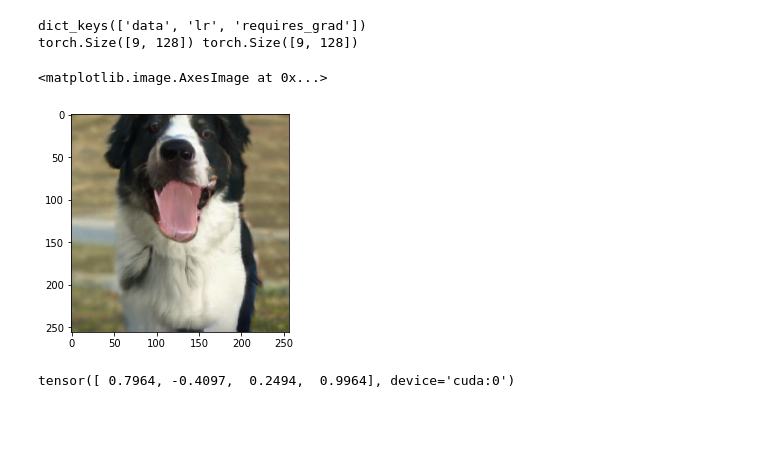
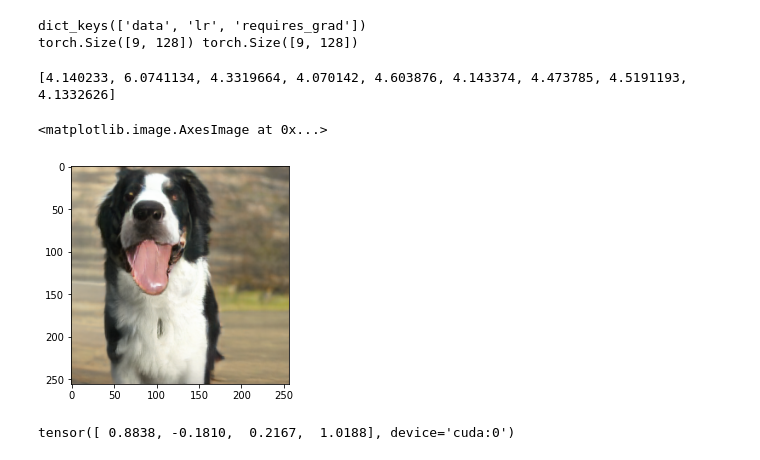
Before and after one commit to minyoungg/pix2latent, a Jupyter notebook: example.ipynb, the cells around one changed output. Cells and saved outputs as stored; diff of their text form; code cells hidden in the pictures; blank space fills up the shorter version.

Commit message:
added more demos

```diff
--- a/example.ipynb
+++ b/example.ipynb
@@ -22,7 +25,7 @@ Here we will use an example of a border-collie dog image. For simplicity we cent
 You could also consider running automatic-detection first and then resize it accordingly to get that extra-crispy resolution.
 # %%
 im = cv2.imread('./examples/very-cute-doggo.jpg')[:, :, [2, 1, 0]]
-im = cv2.resize(im, (256, 256), interpolation=cv2.INTER_AREA)
+im = smart_resize(center_crop(im))
 
 plt.figure()
 plt.imshow(im)
@@ -76,15 +79,14 @@ Finding out how to speed these up might be an interesting research direction for
 
 Check out `demo.py` if you want to play around with the optimization setting.
 # %%
-#variables, outs, losses, transform_fn = demo_solver(im, log=False)
-variables, outs, losses, transform_fn = demo_solver(im, log=False, cma_steps=1, adam_steps=1, finetune_steps=10, transform_cma_steps=1, transform_adam_steps=1, encoder_init=True)
+variables, outs, losses, transform_fn = demo_solver(im, log=False)
+# variables, outs, losses, transform_fn = demo_solver(im, log=False, cma_steps=10, adam_steps=10, finetune_steps=50, transform_cma_steps=1, transform_adam_steps=1, encoder_init=True)
 
 # If you dont have all day .. try optimizing with these parameters
-# variables, outs, losses, transform_fn = demo_solver(im, log=False, cma_steps=10, adam_steps=10, finetune_steps=300, transform_cma_steps=10, transform_adam_steps=10, encoder_init=True)
-
+#variables, outs, losses, transform_fn = demo_solver(im, log=False, cma_steps=10, adam_steps=10, finetune_steps=300, transform_cma_steps=10, transform_adam_steps=10, encoder_init=True)
 
 ## If you know the class label and have the mask image (HW1), you can pass it into the solver.
-# variables, outs, losses, transform_fn = demo_solver(im, cls_lbl=232, mask=mask_image, log=False)
+#variables, outs, losses, transform_fn = demo_solver(im, cls_lbl=232, mask=np.ones_like(im)[:, :, :1], log=False)
 # %% [output]
 Found class label from auto_detect()
 Found mask from auto_detect()
@@ -120,23 +135,29 @@ print(z.size(), cv.size())
 # %% [output]
 dict_keys(['data', 'lr', 'requires_grad'])
 torch.Size([9, 128]) torch.Size([9, 128])
+# %%
+print(losses)
+# %% [output]
+[4.140233, 6.0741134, 4.3319664, 4.070142, 4.603876, 4.143374, 4.473785, 4.5191193, 4.1332626]
 # %%
 # Lets generate the first example again
+idx = np.argmin(losses).squeeze()
+
 with torch.no_grad():
-    out = demo_solver.model(z=z[:1], c=cv[:1])
+    out = demo_solver.model(z=z[idx:idx+1], c=cv[idx:idx+1])
     out_im = to_image(out, cv2_format=False)[0]
 
 plt.figure()
 plt.imshow(out_im)
 # %% [output]
 <matplotlib.image.AxesImage at 0x...>
-[figure, old version]
+[figure, new version]
 # %%
 # What was the transformation that was applied?
-t = torch.stack(variables.t.data)[:1]
+t = torch.stack(variables.t.data)[idx:idx+1]
 print(t[0])
 # %% [output]
-tensor([ 0.7964, -0.4097,  0.2494,  0.9964], device='cuda:0')
+tensor([ 0.8838, -0.1810,  0.2167,  1.0188], device='cuda:0')
 # %%
 # We can transform the target to see what the model was trying to optimize
 transformed_target = to_image(transform_fn(torch.stack(variables.target.data).cpu(), t.cpu()), cv2_format=False)[0]
```
Also changed, not shown: parts of 11 cells of this notebook, 8 other files.
